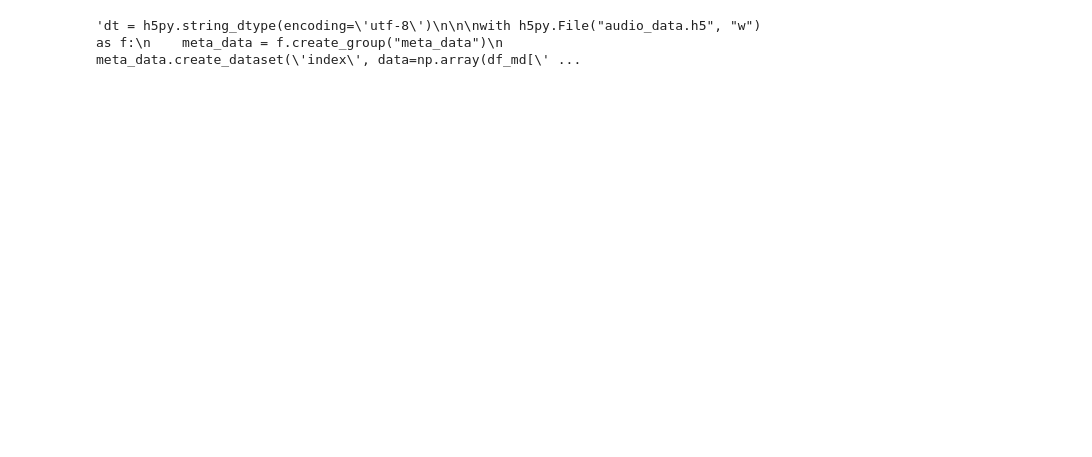
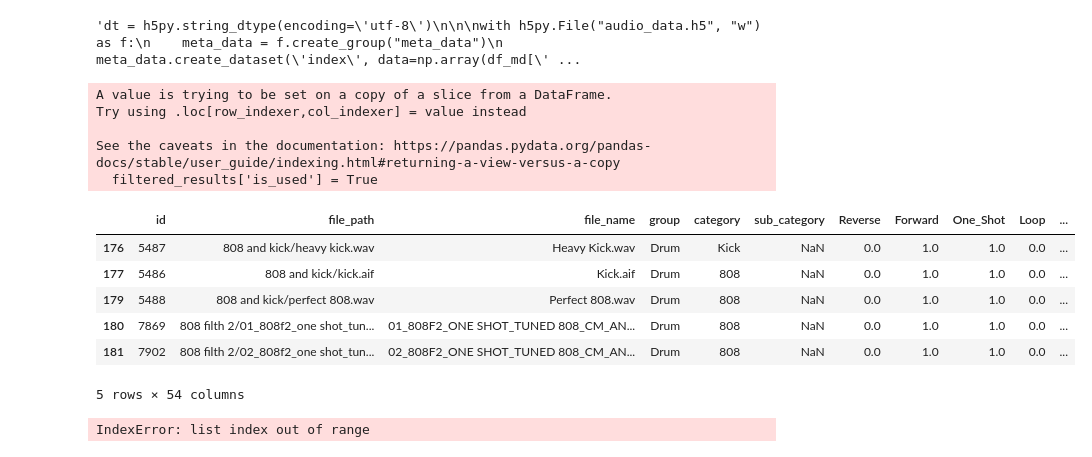
Before and after one commit to GrantCanty/sound_classifier, a Jupyter notebook: main.ipynb, the cells around one changed output. Saved outputs shown, nothing was run; the diff lists cells and outputs as text; code cells hidden in the pictures; blank space fills up the shorter version.

```diff
--- a/main.ipynb
+++ b/main.ipynb
@@ -155,0 +129,25 @@ df_md.to_csv("audio_metadata.csv", header=True, index=False, encoding='utf-8-sig
+# %%
+reference_df = pd.read_csv('ref.csv')
+#reference_df['is_used'] = False
+filtered_results =reference_df[reference_df['group'].notna()]
+filtered_results['is_used'] = True
+
+filtered_results.head(5)
+# %% [output]
+A value is trying to be set on a copy of a slice from a DataFrame.
+Try using .loc[row_indexer,col_indexer] = value instead
+
+See the caveats in the documentation: https://pandas.pydata.org/pandas-docs/stable/user_guide/indexing.html#returning-a-view-versus-a-copy
+  filtered_results['is_used'] = True
+|  | id | file_path | file_name | group | category | sub_category | Reverse | Forward | One_Shot | Loop | ... |
+| 176 | 5487 | 808 and kick/heavy kick.wav | Heavy Kick.wav | Drum | Kick | NaN | 0.0 | 1.0 | 1.0 | 0.0 | ... |
+| 177 | 5486 | 808 and kick/kick.aif | Kick.aif | Drum | 808 | NaN | 0.0 | 1.0 | 1.0 | 0.0 | ... |
+| 179 | 5488 | 808 and kick/perfect 808.wav | Perfect 808.wav | Drum | 808 | NaN | 0.0 | 1.0 | 1.0 | 0.0 | ... |
+| 180 | 7869 | 808 filth 2/01_808f2_one shot_tun... | 01_808F2_ONE SHOT_TUNED 808_CM_AN... | Drum | 808 | NaN | 0.0 | 1.0 | 1.0 | 0.0 | ... |
+| 181 | 7902 | 808 filth 2/02_808f2_one shot_tun... | 02_808F2_ONE SHOT_TUNED 808_CM_AN... | Drum | 808 | NaN | 0.0 | 1.0 | 1.0 | 0.0 | ... |
+5 rows × 54 columns
+# %%
+df_md['file_path'] = df_md['file_path'].apply(lambda x: x.lower().split('/users/cheoso/documents/samples/packs/')[1])
+df_md.head()
+# %% [output]
+IndexError: list index out of range
```
Also changed, not shown: parts of 13 cells of this notebook.
